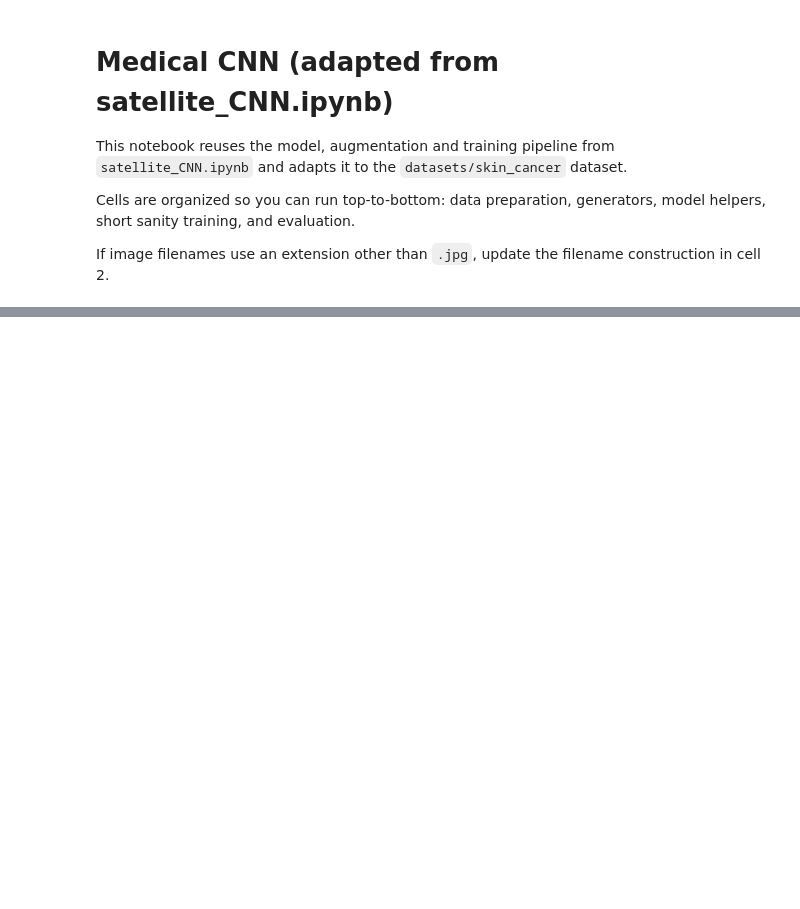
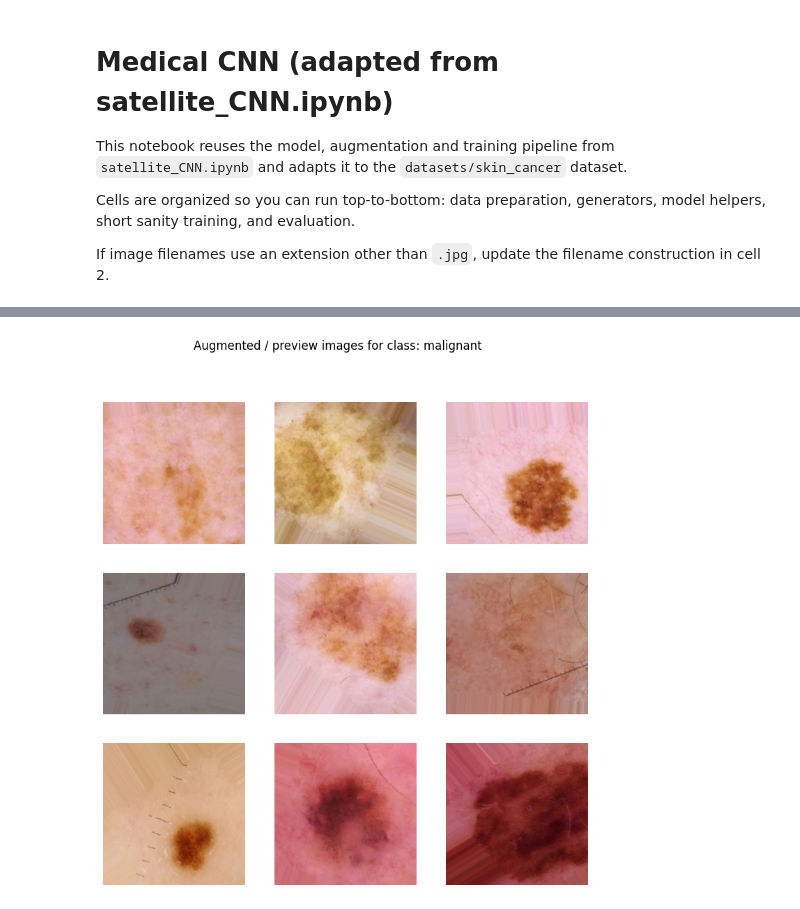
Before and after one commit to ousghao/deep_learning, a Jupyter notebook: classification/medical_CNN.ipynb, the cells around one changed output, grey strips where cells are left out. Cells and saved outputs as stored; diff of their text form; code cells hidden in the pictures; blank space fills up the shorter version.

```diff
--- a/classification/medical_CNN.ipynb
+++ b/classification/medical_CNN.ipynb
@@ -29,3 +29,93 @@ os.makedirs(TRAIN_DIR, exist_ok=True)
 os.makedirs(TEST_DIR, exist_ok=True)
 print('images dir:', IMAGES_DIR)
 print('metadata:', METADATA)
+# Configuration flags - tweak these before running
+AUGMENT_ON_DISK = True  # perform on-disk augmentation of minority class to balance
+# prefix used for on-disk augmented files (used later to identify augmented files)
+AUGMENT_PREFIX = 'aug_'
+# Test-set augmentation flags (use with caution; test sets are normally not augmented)
+AUGMENT_TEST_ON_DISK = False  # set True to generate augmented test images
+AUGMENT_TEST_PREFIX = 'taug_'
+AUGMENT_TEST_MAX_PER_IMAGE = 2
+
+from tensorflow.keras.preprocessing.image import ImageDataGenerator, load_img, img_to_array
+
+# determine minority class directory as in augmentation cell
+class_dirs = {l: os.path.join(TRAIN_DIR, l) for l in ['benign', 'malignant']}
+counts = {l: len([f for f in os.listdir(d) if os.path.isfile(os.path.join(d,f)) and not f.startswith(globals().get('AUGMENT_PREFIX','aug_'))]) if os.path.isdir(d) else 0 for l,d in class_dirs.items()}
+minority_label = min(counts, key=counts.get)
+minority_dir = class_dirs[minority_label]
+print('Previewing augmented images for minority class:', minority_label)
+
+n_cols = 3
+n_rows = 3
+total = n_cols * n_rows
+imgs = []
+
+if globals().get('AUGMENT_ON_DISK', True) and os.path.isdir(minority_dir):
+    aug_files = [f for f in os.listdir(minority_dir) if os.path.isfile(os.path.join(minority_dir, f)) and f.startswith(globals().get('AUGMENT_PREFIX', 'aug_'))]
+    if len(aug_files) > 0:
+        sel = aug_files[:total]
+        for f in sel:
+            p = os.path.join(minority_dir, f)
+            try:
+                img = load_img(p, target_size=INPUT_SHAPE[:2])
+                arr = img_to_array(img).astype('uint8')
+                imgs.append(arr)
+            except Exception as e:
+                print('failed loading', p, e)
+    else:
+        originals = [f for f in os.listdir(minority_dir) if os.path.isfile(os.path.join(minority_dir,f)) and not f.startswith(globals().get('AUGMENT_PREFIX','aug_'))] if os.path.isdir(minority_dir) else []
+        if len(originals) == 0:
+            print('No originals available to preview')
+        else:
+            aug = ImageDataGenerator(rotation_range=40, width_shift_range=0.2, height_shift_range=0.2, shear_range=0.15, zoom_range=0.15, horizontal_flip=True, fill_mode='nearest')
+            idx = 0
+            while len(imgs) < total:
+                orig = originals[idx % len(originals)]
+                idx += 1
+                p = os.path.join(minority_dir, orig)
+                try:
+                    img = load_img(p, target_size=INPUT_SHAPE[:2])
+                    x = img_to_array(img).reshape((1,)+img_to_array(img).shape)
+                    it = aug.flow(x, batch_size=1)
+                    batch = next(it)
+                    arr = batch[0].astype('uint8')
+                    imgs.append(arr)
+                except Exception as e:
+                    print('preview generation failed for', p, e); continue
+
+else:
+    originals = [f for f in os.listdir(minority_dir) if os.path.isfile(os.path.join(minority_dir,f))] if os.path.isdir(minority_dir) else []
+    if len(originals) == 0:
+        print('No images available to preview in', minority_dir)
+    else:
+        aug = ImageDataGenerator(rotation_range=40, width_shift_range=0.2, height_shift_range=0.2, shear_range=0.15, zoom_range=0.15, horizontal_flip=True, fill_mode='nearest')
+        idx = 0
+        while len(imgs) < total:
+            orig = originals[idx % len(originals)]
+            idx += 1
+            p = os.path.join(minority_dir, orig)
+            try:
+                img = load_img(p, target_size=INPUT_SHAPE[:2])
+                x = img_to_array(img).reshape((1,)+img_to_array(img).shape)
+                it = aug.flow(x, batch_size=1)
+                batch = next(it)
+                arr = batch[0].astype('uint8')
+                imgs.append(arr)
+            except Exception as e:
+                print('preview generation failed for', p, e); continue
+
+if len(imgs) == 0:
+    print('No preview images generated')
+else:
+    fig, axes = plt.subplots(n_rows, n_cols, figsize=(n_cols*3, n_rows*3))
+    axes = axes.flatten()
+    for ax, im in zip(axes, imgs):
+        ax.imshow(im.astype('uint8'))
+        ax.axis('off')
+    for ax in axes[len(imgs):]:
+        ax.axis('off')
+    plt.suptitle(f'Augmented / preview images for class: {minority_label}')
+    plt.show()
+# %% [output]
@@ -31,0 +126 @@ print('metadata:', METADATA)
+[figure, added]
```
Also changed, not shown: parts of 6 cells of this notebook.
